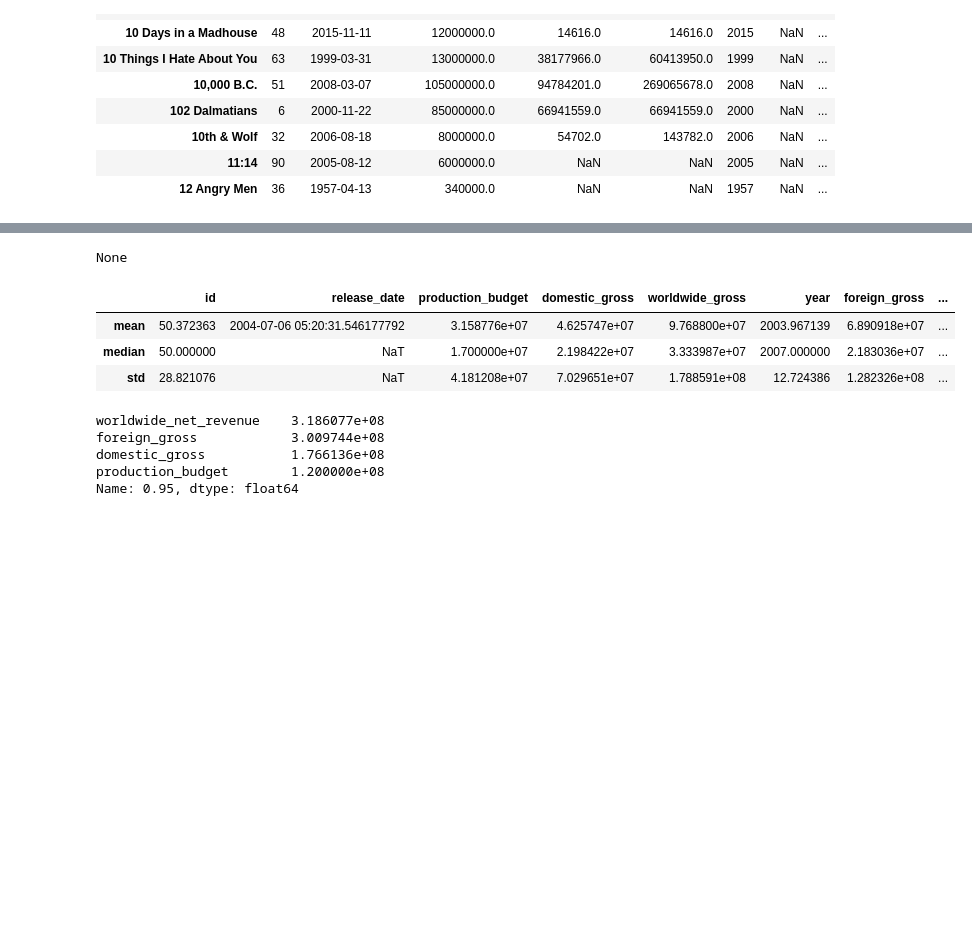
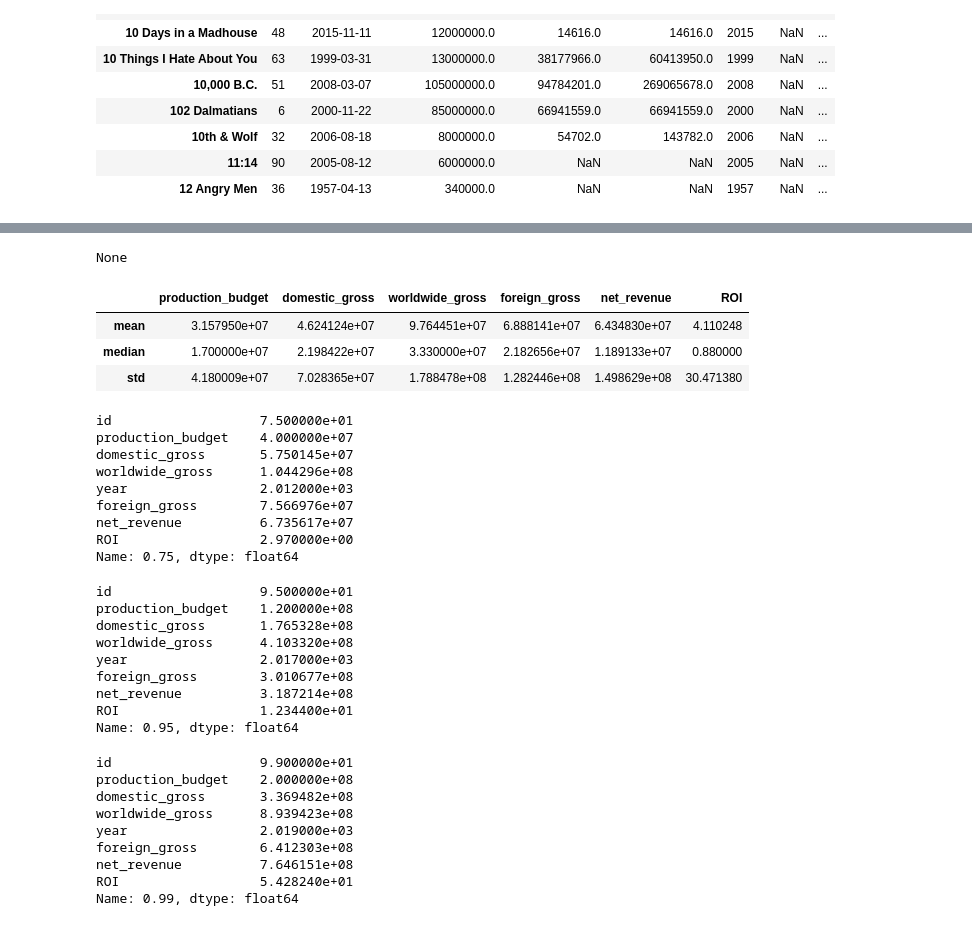
Before and after one commit to magalisolimano/dsc-mod-1-project-v2-1-online-ds-sp-000, a Jupyter notebook: student.ipynb, the cells around one changed output, grey strips where cells are left out. Cells and saved outputs as stored; diff of their text form; code cells hidden in the pictures; blank space fills up the shorter version.

```diff
--- a/student.ipynb
+++ b/student.ipynb
@@ -554,0 +620,5 @@ df_revenue.describe()
+# %%
+# Duplicate movie titles are due to movie being re-released years later.
+# Keep all rows and create new col 'title_yr'.
+df_revenue['title_yr'] = df_revenue['title'].str.cat(df_revenue.year.astype(str), sep = '-')
+df_revenue.head()
@@ -554,0 +646,4 @@ df_revenue.describe()
+# %%
+# Home movie - Double entry for 2009 release--unable to determine which one has accurate data, both appear to have notable outliers. Remove two 2009 entries.
+df_revenue = df_revenue.drop([2018, 2019, 2020])
+df_revenue.sort_values('title').iloc[2017:2022, :]
@@ -554,0 +657,2 @@ df_revenue.describe()
+# %%
+df_revenue.reset_index(inplace = True)
@@ -554,0 +672,3 @@ df_revenue.describe()
+# %%
+# Set index to 'title'.
+df_revenue = df_revenue.set_index('title')
@@ -555,6 +696,8 @@ df_revenue.describe()
 # %%
 display(df_revenue.info())
-display(df_revenue.apply(['mean', 'median', 'std']))
-df_revenue[['worldwide_net_revenue', 'foreign_gross', 'domestic_gross', 'production_budget']].quantile(.95)
+display(df_revenue[["production_budget", "domestic_gross", "worldwide_gross", "foreign_gross", "net_revenue", "ROI"]].apply(['mean', 'median', 'std']))
+display(df_revenue.quantile(q=0.75))
+display(df_revenue.quantile(q=0.95))
+df_revenue.quantile(q=.99)
 # %% [output]
 <class 'pandas.core.frame.DataFrame'>
@@ -576,10 +721,32 @@ memory usage: 611.7+ KB
 None
-|  | id | release_date | production_budget | domestic_gross | worldwide_gross | year | foreign_gross | ... |
-| mean | 50.372363 | 2004-07-06 05:20:31.546177792 | 3.158776e+07 | 4.625747e+07 | 9.768800e+07 | 2003.967139 | 6.890918e+07 | ... |
-| median | 50.000000 | NaT | 1.700000e+07 | 2.198422e+07 | 3.333987e+07 | 2007.000000 | 2.183036e+07 | ... |
-| std | 28.821076 | NaT | 4.181208e+07 | 7.029651e+07 | 1.788591e+08 | 12.724386 | 1.282326e+08 | ... |
+|  | production_budget | domestic_gross | worldwide_gross | foreign_gross | net_revenue | ROI |
+| mean | 3.157950e+07 | 4.624124e+07 | 9.764451e+07 | 6.888141e+07 | 6.434830e+07 | 4.110248 |
+| median | 1.700000e+07 | 2.198422e+07 | 3.330000e+07 | 2.182656e+07 | 1.189133e+07 | 0.880000 |
+| std | 4.180009e+07 | 7.028365e+07 | 1.788478e+08 | 1.282446e+08 | 1.498629e+08 | 30.471380 |
-worldwide_net_revenue    3.186077e+08
-foreign_gross            3.009744e+08
-domestic_gross           1.766136e+08
-production_budget        1.200000e+08
-Name: 0.95, dtype: float64
+id                   7.500000e+01
+production_budget    4.000000e+07
+domestic_gross       5.750145e+07
+worldwide_gross      1.044296e+08
+year                 2.012000e+03
+foreign_gross        7.566976e+07
+net_revenue          6.735617e+07
+ROI                  2.970000e+00
+Name: 0.75, dtype: float64
+id                   9.500000e+01
+production_budget    1.200000e+08
+domestic_gross       1.765328e+08
+worldwide_gross      4.103320e+08
+year                 2.017000e+03
+foreign_gross        3.010677e+08
+net_revenue          3.187214e+08
+ROI                  1.234400e+01
+Name: 0.95, dtype: float64
+id                   9.900000e+01
+production_budget    2.000000e+08
+domestic_gross       3.369482e+08
+worldwide_gross      8.939423e+08
+year                 2.019000e+03
+foreign_gross        6.412303e+08
+net_revenue          7.646151e+08
+ROI                  5.428240e+01
+Name: 0.99, dtype: float64
```
Also changed, not shown: parts of 31 cells of this notebook.
